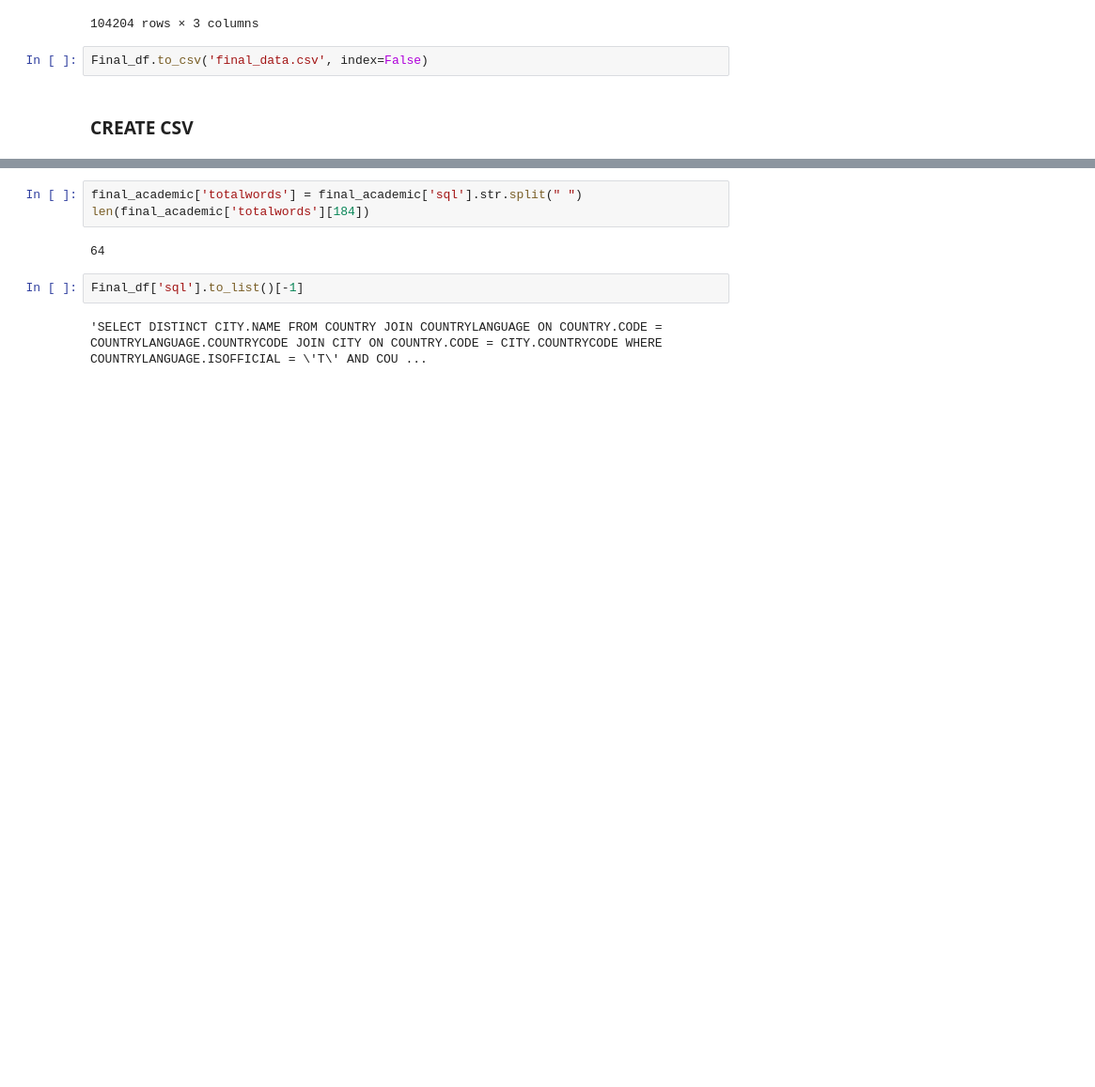
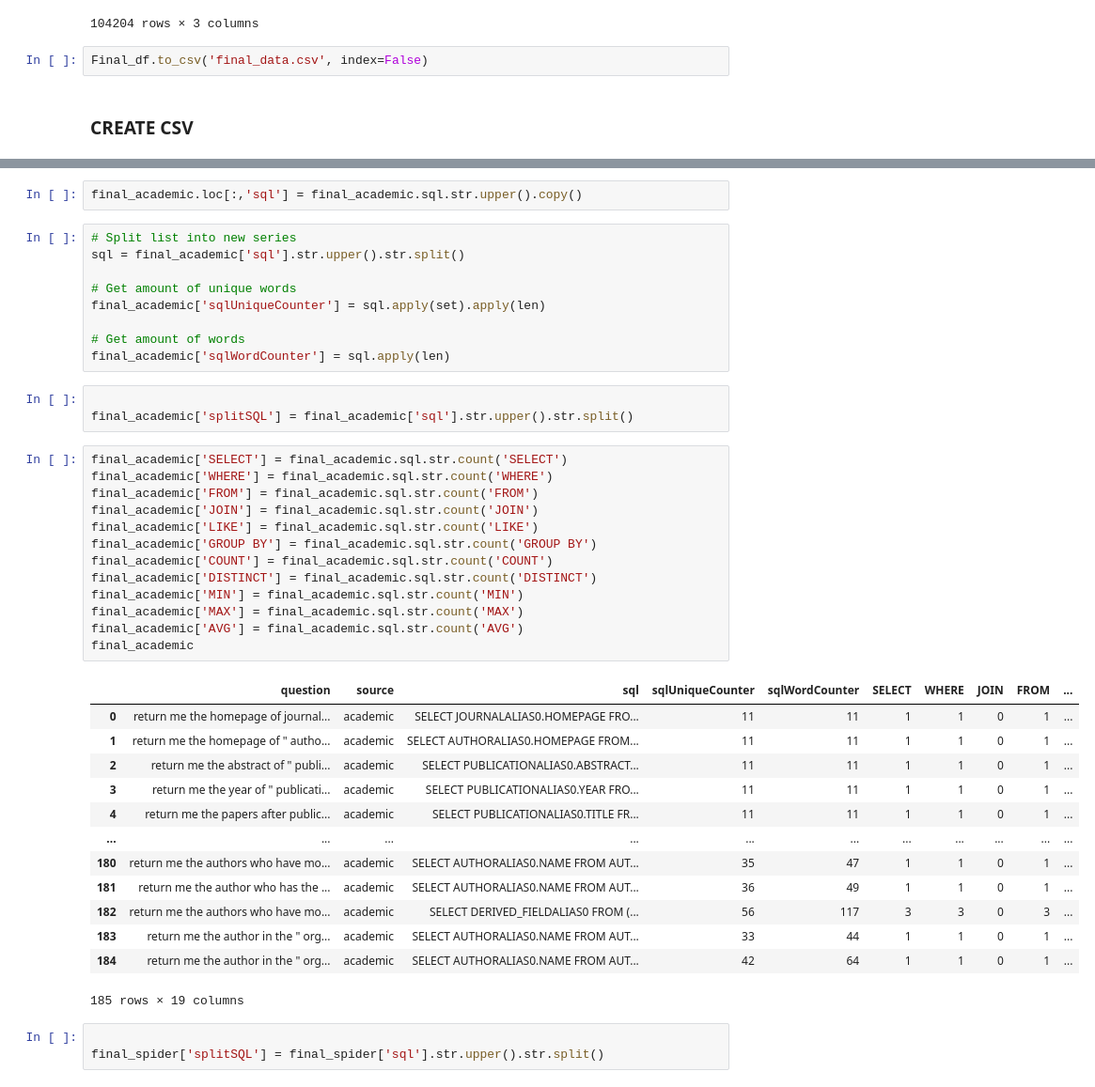
Before and after one commit to anahitxachatryan/textToSql, a Jupyter notebook: EDA/EDA.ipynb, the cells around one changed output, grey strips where cells are left out. Shown at 94% size. Drawn from its saved outputs; the diff is of its cells as text; blank space fills up the shorter version.

```diff
--- a/EDA/EDA.ipynb
+++ b/EDA/EDA.ipynb
@@ -553,9 +483,44 @@ final_academic
-# %%
-final_academic['totalwords'] = final_academic['sql'].str.split(" ")
-len(final_academic['totalwords'][184])
-# %% [output]
-64
-# %%
-Final_df['sql'].to_list()[-1]
-# %% [output]
-'SELECT DISTINCT CITY.NAME FROM COUNTRY JOIN COUNTRYLANGUAGE ON COUNTRY.CODE = COUNTRYLANGUAGE.COUNTRYCODE JOIN CITY ON COUNTRY.CODE = CITY.COUNTRYCODE WHERE COUNTRYLANGUAGE.ISOFFICIAL = \'T\' AND COU ...
+# %%
+final_academic.loc[:,'sql'] = final_academic.sql.str.upper().copy()
+# %%
+# Split list into new series
+sql = final_academic['sql'].str.upper().str.split()
+
+# Get amount of unique words
+final_academic['sqlUniqueCounter'] = sql.apply(set).apply(len)
+
+# Get amount of words
+final_academic['sqlWordCounter'] = sql.apply(len)
+# %%
+
+final_academic['splitSQL'] = final_academic['sql'].str.upper().str.split()
+# %%
+final_academic['SELECT'] = final_academic.sql.str.count('SELECT')
+final_academic['WHERE'] = final_academic.sql.str.count('WHERE')
+final_academic['FROM'] = final_academic.sql.str.count('FROM')
+final_academic['JOIN'] = final_academic.sql.str.count('JOIN')
+final_academic['LIKE'] = final_academic.sql.str.count('LIKE')
+final_academic['GROUP BY'] = final_academic.sql.str.count('GROUP BY')
+final_academic['COUNT'] = final_academic.sql.str.count('COUNT')
+final_academic['DISTINCT'] = final_academic.sql.str.count('DISTINCT')
+final_academic['MIN'] = final_academic.sql.str.count('MIN')
+final_academic['MAX'] = final_academic.sql.str.count('MAX')
+final_academic['AVG'] = final_academic.sql.str.count('AVG')
+final_academic
+# %% [output]
+|  | question | source | sql | sqlUniqueCounter | sqlWordCounter | SELECT | WHERE | JOIN | FROM | ... |
+| 0 | return me the homepage of journal... | academic | SELECT JOURNALALIAS0.HOMEPAGE FRO... | 11 | 11 | 1 | 1 | 0 | 1 | ... |
+| 1 | return me the homepage of " autho... | academic | SELECT AUTHORALIAS0.HOMEPAGE FROM... | 11 | 11 | 1 | 1 | 0 | 1 | ... |
+| 2 | return me the abstract of " publi... | academic | SELECT PUBLICATIONALIAS0.ABSTRACT... | 11 | 11 | 1 | 1 | 0 | 1 | ... |
+| 3 | return me the year of " publicati... | academic | SELECT PUBLICATIONALIAS0.YEAR FRO... | 11 | 11 | 1 | 1 | 0 | 1 | ... |
+| 4 | return me the papers after public... | academic | SELECT PUBLICATIONALIAS0.TITLE FR... | 11 | 11 | 1 | 1 | 0 | 1 | ... |
+| ... | ... | ... | ... | ... | ... | ... | ... | ... | ... | ... |
+| 180 | return me the authors who have mo... | academic | SELECT AUTHORALIAS0.NAME FROM AUT... | 35 | 47 | 1 | 1 | 0 | 1 | ... |
+| 181 | return me the author who has the ... | academic | SELECT AUTHORALIAS0.NAME FROM AUT... | 36 | 49 | 1 | 1 | 0 | 1 | ... |
+| 182 | return me the authors who have mo... | academic | SELECT DERIVED_FIELDALIAS0 FROM (... | 56 | 117 | 3 | 3 | 0 | 3 | ... |
+| 183 | return me the author in the " org... | academic | SELECT AUTHORALIAS0.NAME FROM AUT... | 33 | 44 | 1 | 1 | 0 | 1 | ... |
+| 184 | return me the author in the " org... | academic | SELECT AUTHORALIAS0.NAME FROM AUT... | 42 | 64 | 1 | 1 | 0 | 1 | ... |
+185 rows × 19 columns
+# %%
+
+final_spider['splitSQL'] = final_spider['sql'].str.upper().str.split()
```
Also changed, not shown: parts of 9 cells of this notebook.
